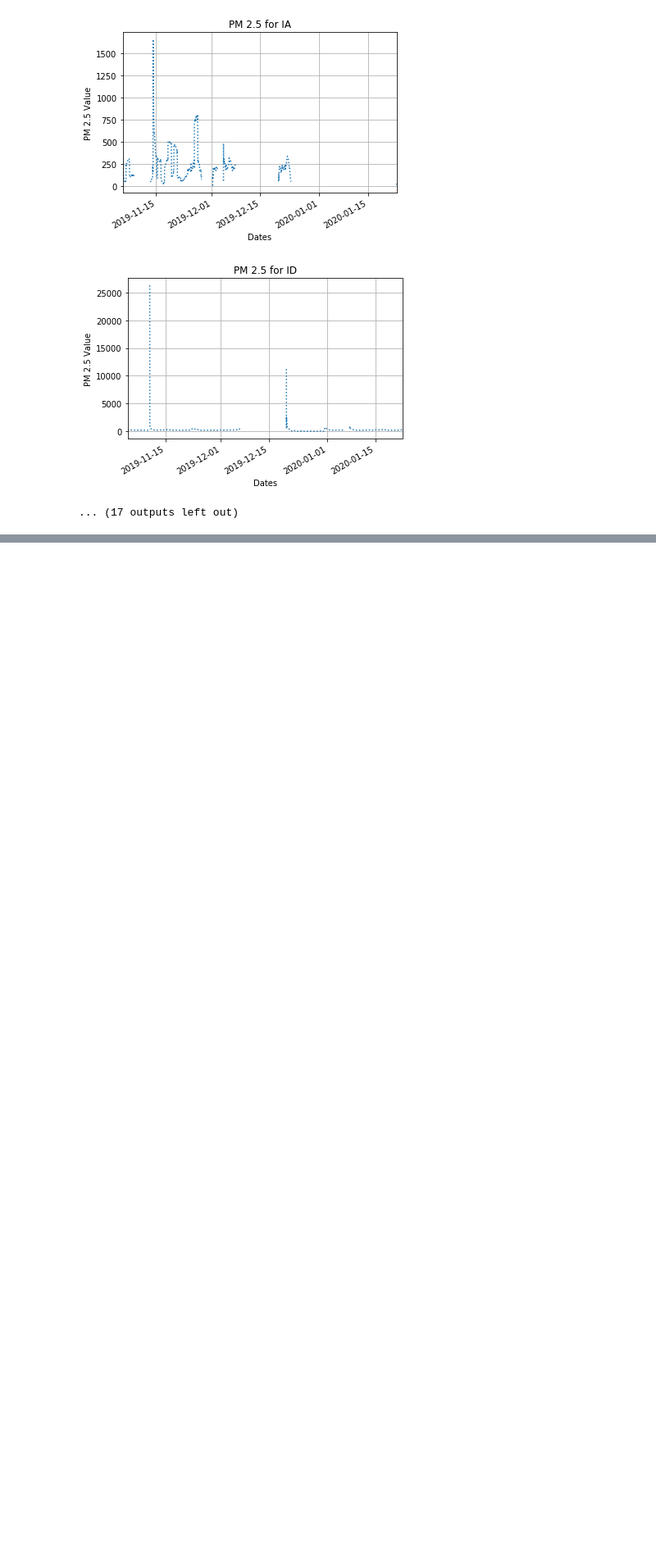
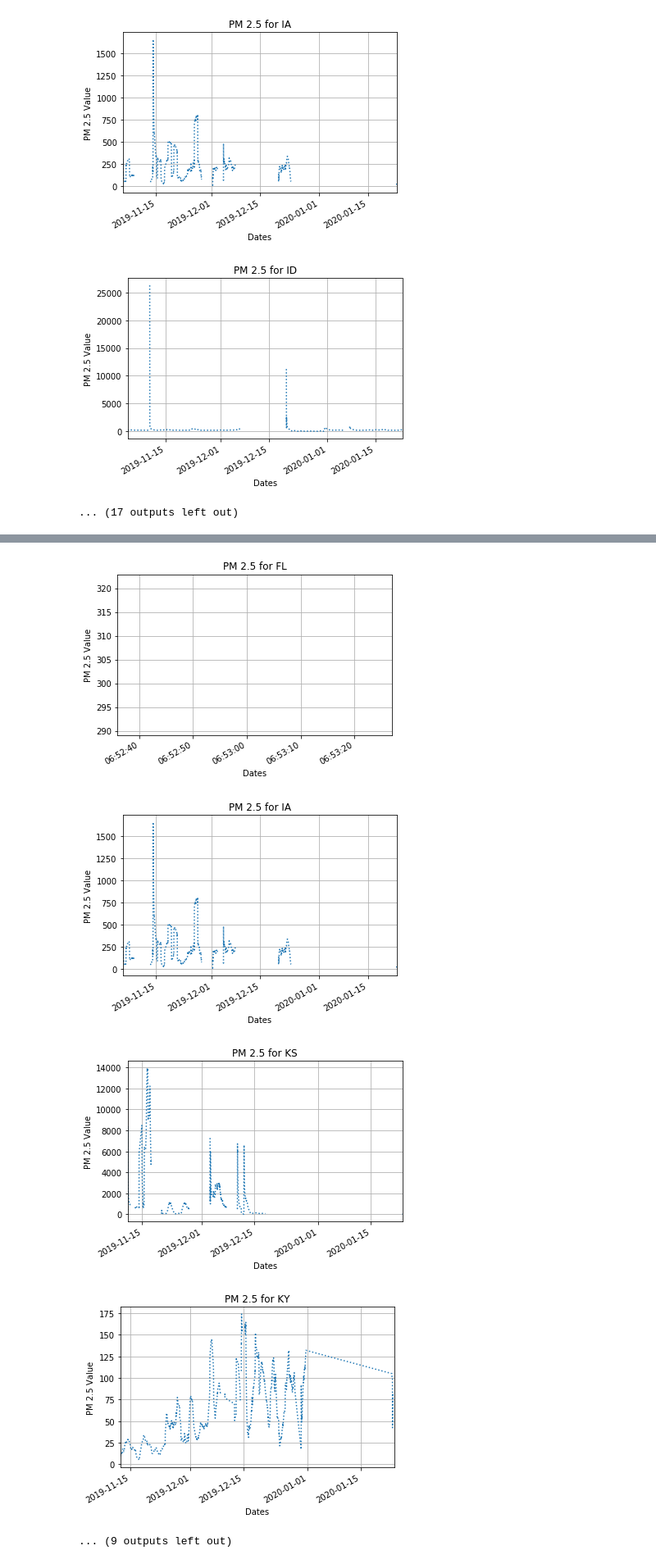
Before and after one commit to ylehilds/analyzing-mongolia-air-quality, a Jupyter notebook: jupyter/analysis.ipynb, the cells around one changed output, grey strips where cells are left out. Shown at 82% size. Drawn from its saved outputs; the diff is of its cells as text; code cells hidden in the pictures; blank space fills up the shorter version.

```diff
--- a/jupyter/analysis.ipynb
+++ b/jupyter/analysis.ipynb
@@ -207,0 +233,18 @@ data = gold_data
+# %%
+# this set is for daily PM 2.5 average for all modified gers 100% electrical heater
+# https://stackoverflow.com/questions/36921951/truth-value-of-a-series-is-ambiguous-use-a-empty-a-bool-a-item-a-any-o
+
+hybrid_modified_gers = ['AK', 'AL', 'AR', 'AZ', 'CA', 'CO', 'CT', 'DE', 'FL', 'IA', 'KS', 'KY', 'LA', 'MD', 'ME', 'MI', 'MN', 'MS', 'MT', 'NC', 'NH']
+data = data[(data.name == hybrid_modified_gers[0]) | (data.name == hybrid_modified_gers[1]) | (data.name == hybrid_modified_gers[2]) | (data.name == hybrid_modified_gers[3]) | (data.name == hybrid_modified_gers[4]) | (data.name == hybrid_modified_gers[5]) | (data.name == hybrid_modified_gers[6]) | (data.name == hybrid_modified_gers[7]) | (data.name == hybrid_modified_gers[8]) | (data.name == hybrid_modified_gers[9]) | (data.name == hybrid_modified_gers[10]) | (data.name == hybrid_modified_gers[11]) | (data.name == hybrid_modified_gers[12]) | (data.name == hybrid_modified_gers[13]) | (data.name == hybrid_modified_gers[14]) | (data.name == hybrid_modified_gers[15]) | (data.name == hybrid_modified_gers[16]) | (data.name == hybrid_modified_gers[17]) | (data.name == hybrid_modified_gers[18]) | (data.name == hybrid_modified_gers[19]) | (data.name == hybrid_modified_gers[20])]
+
+for name, sensor_data in data.groupby("name"):
+    data.groupby("name").get_group(name)["pm2_5"].rolling("1d").mean().plot(lineStyle=':')
+    plt.xlabel('Dates')
+    plt.ylabel('PM 2.5 Value')
+    plt.title('PM 2.5 for {}'.format(name))
+    plt.grid(True)
+    plt.savefig("./hybrid_modified_gers_pm_2_5/{}_pm_2_5.png".format(name), format='png')
+    plt.show()
+
+data = gold_data
+# %% [output]
@@ -207,0 +259,5 @@ data = gold_data
+[figure, added]
+[figure, added]
+[figure, added]
+[figure, added]
+... (9 outputs left out)
```
Also changed, not shown: parts of 4 cells of this notebook, 28 other files.
